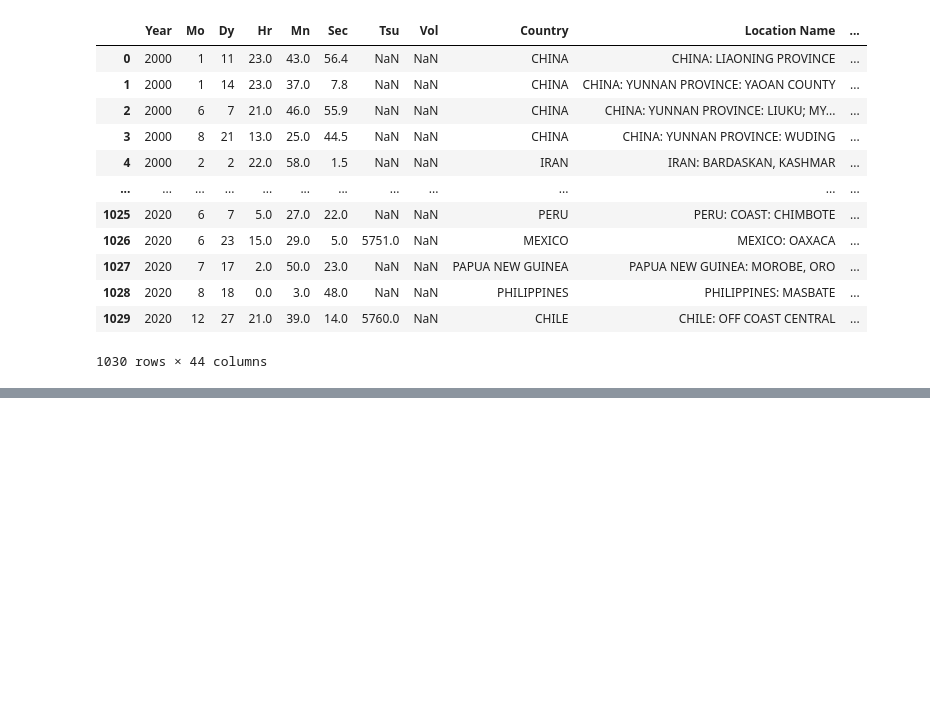
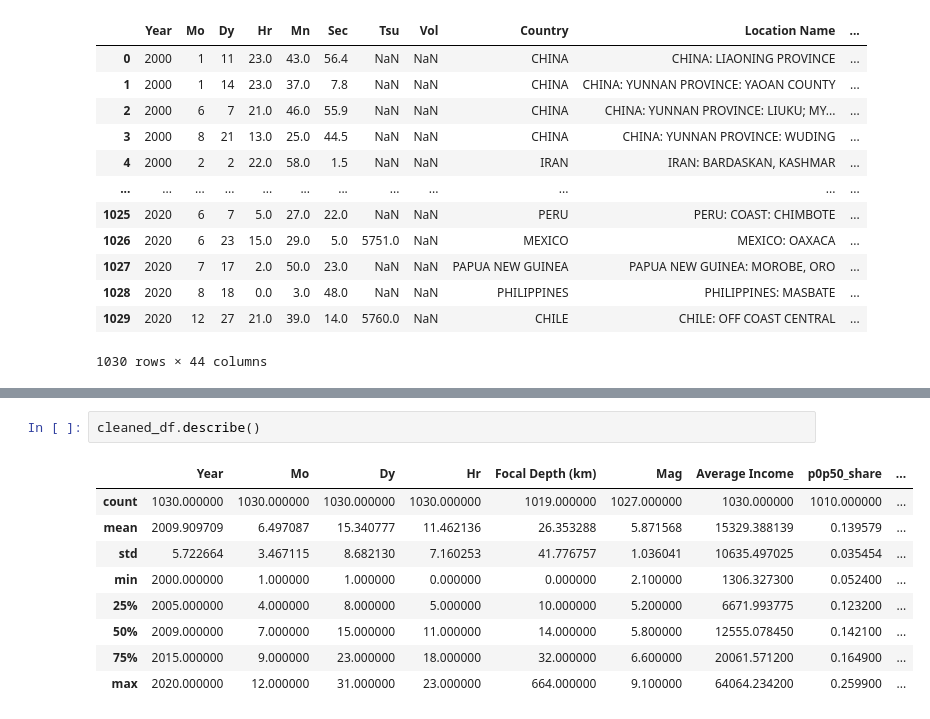
Before and after one commit to Awesomo1/Earthquake-Project, a Jupyter notebook: Master_Data_Frame.ipynb, the cells around one changed output, grey strips where cells are left out. Drawn from its saved outputs; the diff is of its cells as text; blank space fills up the shorter version.

```diff
--- a/Master_Data_Frame.ipynb
+++ b/Master_Data_Frame.ipynb
@@ -120,0 +167,12 @@ master_df
+# %%
+cleaned_df.describe()
+# %% [output]
+|  | Year | Mo | Dy | Hr | Focal Depth (km) | Mag | Average Income | p0p50_share | ... |
+| count | 1030.000000 | 1030.000000 | 1030.000000 | 1030.000000 | 1019.000000 | 1027.000000 | 1030.000000 | 1010.000000 | ... |
+| mean | 2009.909709 | 6.497087 | 15.340777 | 11.462136 | 26.353288 | 5.871568 | 15329.388139 | 0.139579 | ... |
+| std | 5.722664 | 3.467115 | 8.682130 | 7.160253 | 41.776757 | 1.036041 | 10635.497025 | 0.035454 | ... |
+| min | 2000.000000 | 1.000000 | 1.000000 | 0.000000 | 0.000000 | 2.100000 | 1306.327300 | 0.052400 | ... |
+| 25% | 2005.000000 | 4.000000 | 8.000000 | 5.000000 | 10.000000 | 5.200000 | 6671.993775 | 0.123200 | ... |
+| 50% | 2009.000000 | 7.000000 | 15.000000 | 11.000000 | 14.000000 | 5.800000 | 12555.078450 | 0.142100 | ... |
+| 75% | 2015.000000 | 9.000000 | 23.000000 | 18.000000 | 32.000000 | 6.600000 | 20061.571200 | 0.164900 | ... |
+| max | 2020.000000 | 12.000000 | 31.000000 | 23.000000 | 664.000000 | 9.100000 | 64064.234200 | 0.259900 | ... |
```
Also changed, not shown: parts of 14 cells of this notebook.
